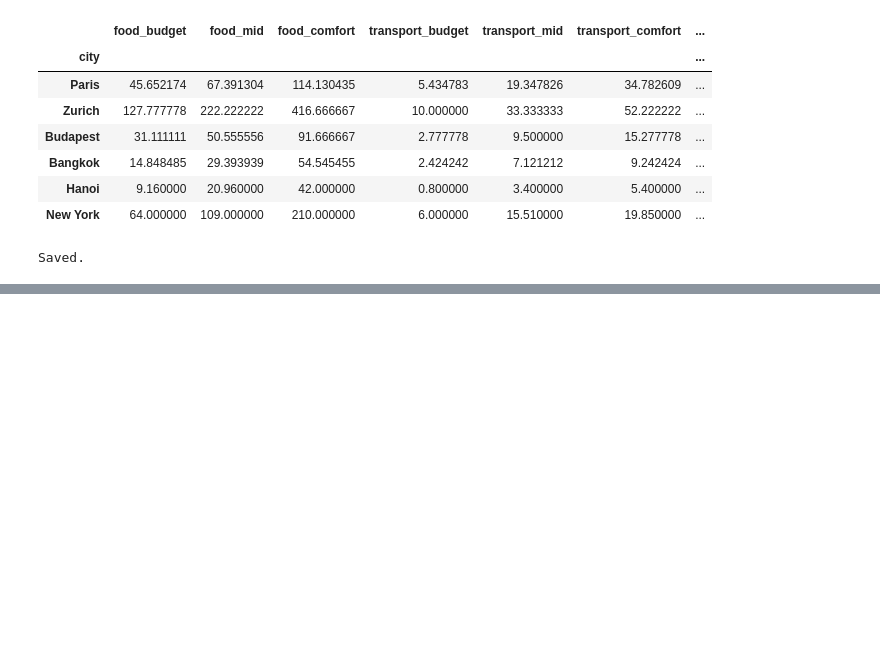
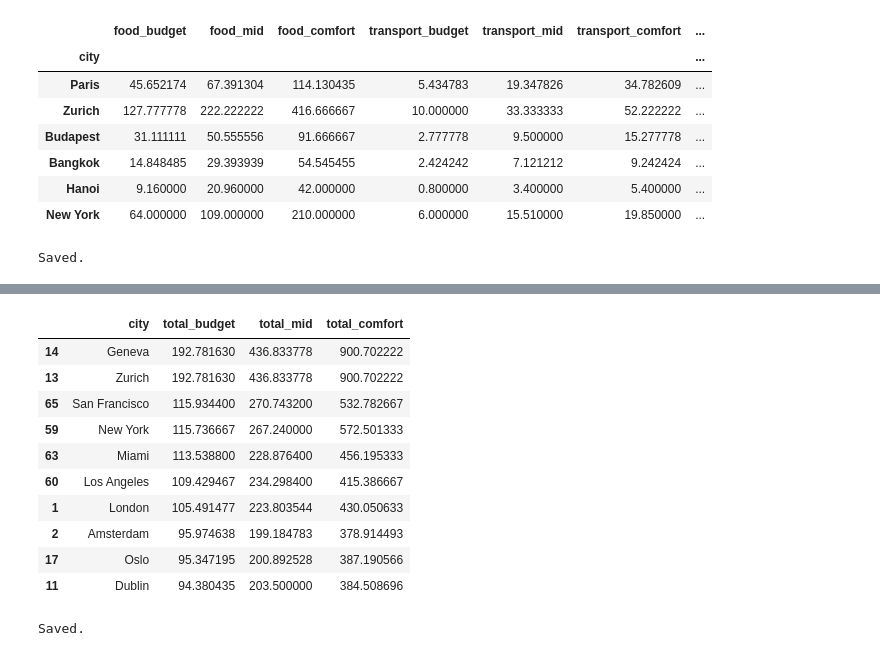
Before and after one commit to elzacapar/travel-budget-planner, a Jupyter notebook: data_exploration.ipynb, the cells around one changed output, grey strips where cells are left out. Cells and saved outputs as stored; diff of their text form; code cells hidden in the pictures; blank space fills up the shorter version.

```diff
--- a/data_exploration.ipynb
+++ b/data_exploration.ipynb
@@ -532,0 +556,19 @@ Saved.
+# %%
+df_tiers[['city', 'total_budget', 'total_mid', 'total_comfort']].sort_values('total_budget', ascending=False).head(10)
+# %% [output]
+|  | city | total_budget | total_mid | total_comfort |
+| 14 | Geneva | 192.781630 | 436.833778 | 900.702222 |
+| 13 | Zurich | 192.781630 | 436.833778 | 900.702222 |
+| 65 | San Francisco | 115.934400 | 270.743200 | 532.782667 |
+| 59 | New York | 115.736667 | 267.240000 | 572.501333 |
+| 63 | Miami | 113.538800 | 228.876400 | 456.195333 |
+| 60 | Los Angeles | 109.429467 | 234.298400 | 415.386667 |
+| 1 | London | 105.491477 | 223.803544 | 430.050633 |
+| 2 | Amsterdam | 95.974638 | 199.184783 | 378.914493 |
+| 17 | Oslo | 95.347195 | 200.892528 | 387.190566 |
+| 11 | Dublin | 94.380435 | 203.500000 | 384.508696 |
+# %%
+df_tiers.to_csv("numbeo_tiers_usd.csv", index=False)
+print("Saved.")
+# %% [output]
+Saved.
```
Also changed, not shown: parts of 1 cell of this notebook, 4 other files.
